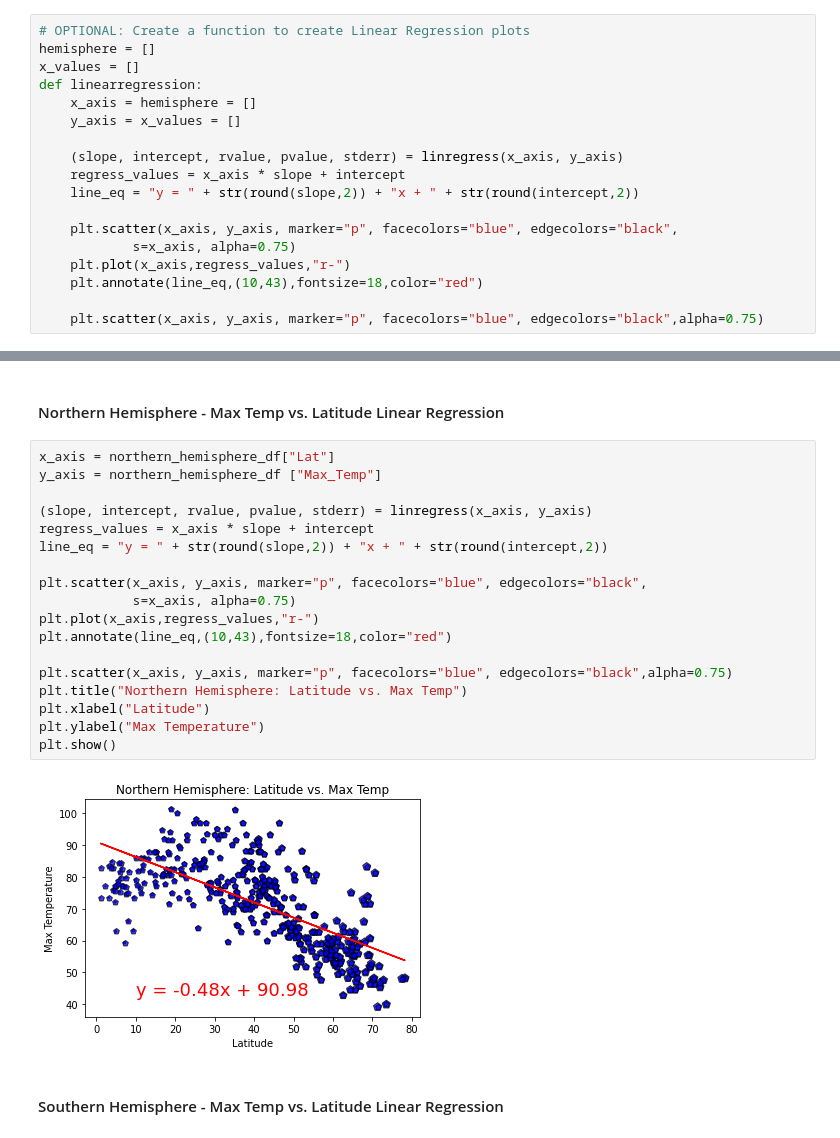
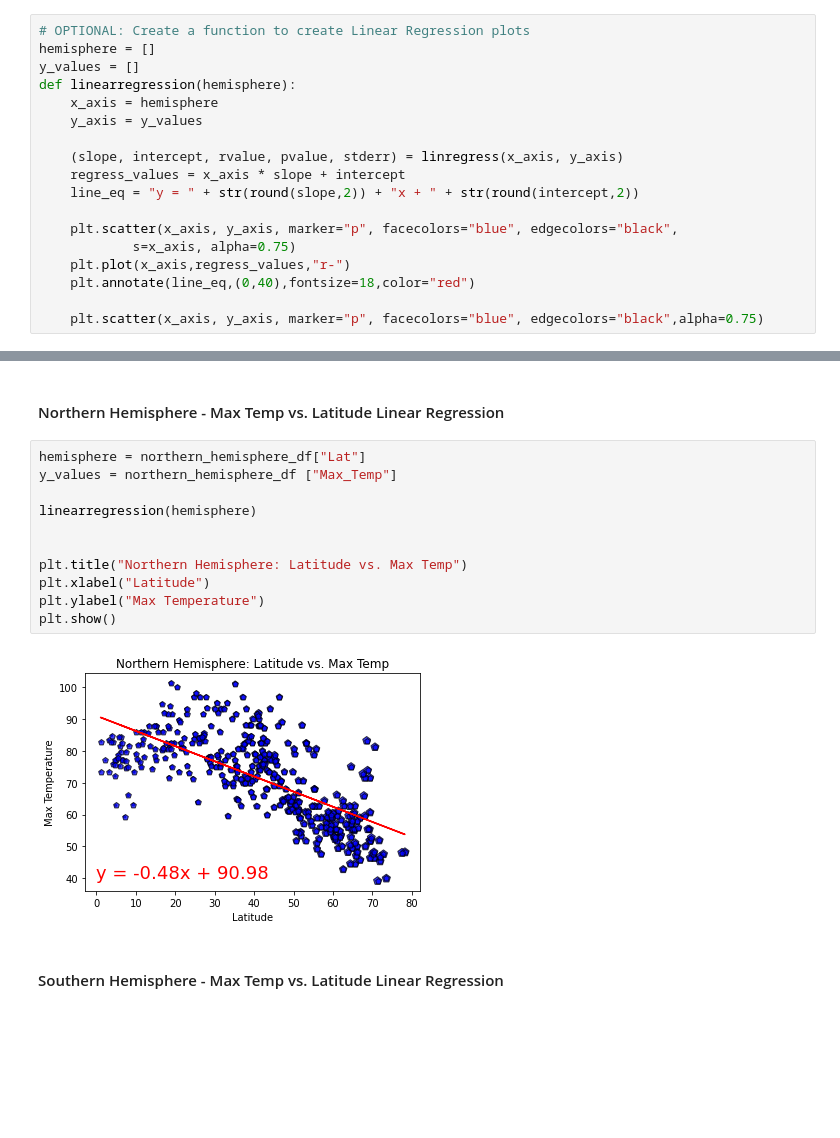
Before and after one commit to kwelter23/python_APIs, a Jupyter notebook: WeatherPy.ipynb/WeatherPy.ipynb, the cells around one changed output, grey strips where cells are left out. Saved outputs shown, nothing was run; the diff lists cells and outputs as text; blank space fills up the shorter version.

```diff
--- a/WeatherPy.ipynb/WeatherPy.ipynb
+++ b/WeatherPy.ipynb/WeatherPy.ipynb
@@ -301,10 +301,10 @@ plt.show()
 # %%
 # OPTIONAL: Create a function to create Linear Regression plots
 hemisphere = []
-x_values = []
-def linearregression:
-    x_axis = hemisphere = []
-    y_axis = x_values = []
+y_values = []
+def linearregression(hemisphere):
+    x_axis = hemisphere
+    y_axis = y_values
 
     (slope, intercept, rvalue, pvalue, stderr) = linregress(x_axis, y_axis)
     regress_values = x_axis * slope + intercept
@@ -313,6 +313,6 @@ def linearregression:
     plt.scatter(x_axis, y_axis, marker="p", facecolors="blue", edgecolors="black",
             s=x_axis, alpha=0.75)
     plt.plot(x_axis,regress_values,"r-")
-    plt.annotate(line_eq,(10,43),fontsize=18,color="red")
+    plt.annotate(line_eq,(0,40),fontsize=18,color="red")
 
     plt.scatter(x_axis, y_axis, marker="p", facecolors="blue", edgecolors="black",alpha=0.75)
@@ -324,25 +322,18 @@ northern_hemisphere_df = relevant_city_data_df.loc[relevant_city_data_df['Lat']
 southern_hemisphere_df = relevant_city_data_df.loc[relevant_city_data_df['Lat'] <= 0]
 # %% [markdown]
 ####  Northern Hemisphere - Max Temp vs. Latitude Linear Regression
-# %%
-x_axis = northern_hemisphere_df["Lat"]
-y_axis = northern_hemisphere_df ["Max_Temp"]
-
-(slope, intercept, rvalue, pvalue, stderr) = linregress(x_axis, y_axis)
-regress_values = x_axis * slope + intercept
-line_eq = "y = " + str(round(slope,2)) + "x + " + str(round(intercept,2))
-
-plt.scatter(x_axis, y_axis, marker="p", facecolors="blue", edgecolors="black",
-            s=x_axis, alpha=0.75)
-plt.plot(x_axis,regress_values,"r-")
-plt.annotate(line_eq,(10,43),fontsize=18,color="red")
-
-plt.scatter(x_axis, y_axis, marker="p", facecolors="blue", edgecolors="black",alpha=0.75)
-plt.title("Northern Hemisphere: Latitude vs. Max Temp")
-plt.xlabel("Latitude")
-plt.ylabel("Max Temperature")
-plt.show()
-# %% [output]
-[figure, removed]
+# %%
+hemisphere = northern_hemisphere_df["Lat"]
+y_values = northern_hemisphere_df ["Max_Temp"]
+
+linearregression(hemisphere)
+
+
+plt.title("Northern Hemisphere: Latitude vs. Max Temp")
+plt.xlabel("Latitude")
+plt.ylabel("Max Temperature")
+plt.show()
+# %% [output]
+[figure, added]
 # %% [markdown]
 ####  Southern Hemisphere - Max Temp vs. Latitude Linear Regression
```
Also changed, not shown: parts of 15 cells of this notebook.
